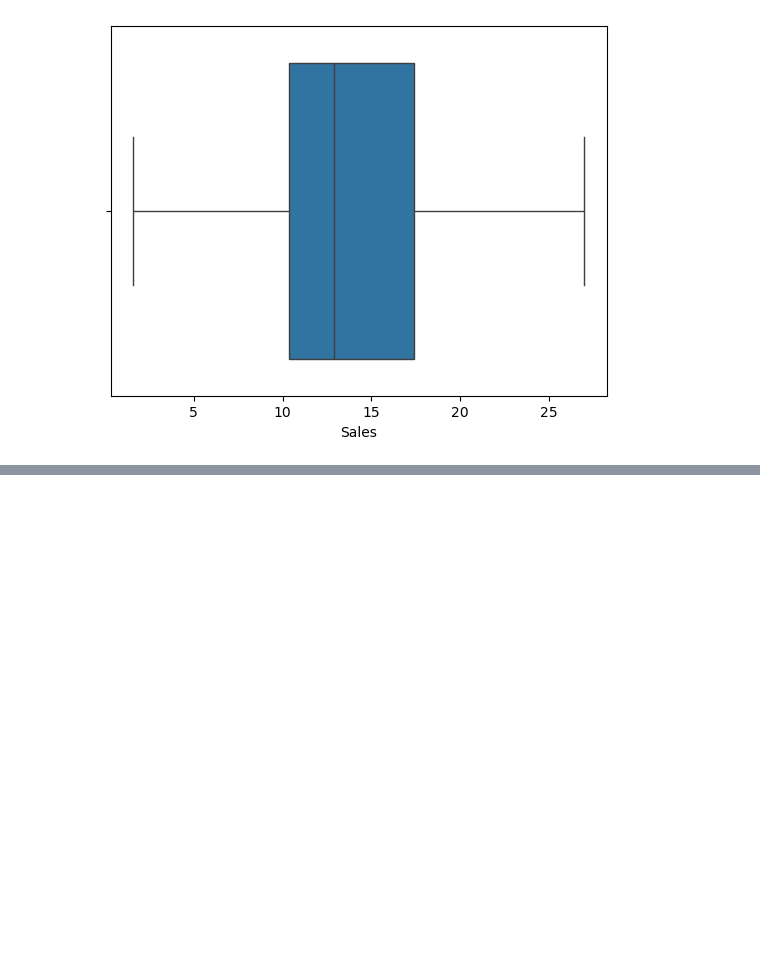
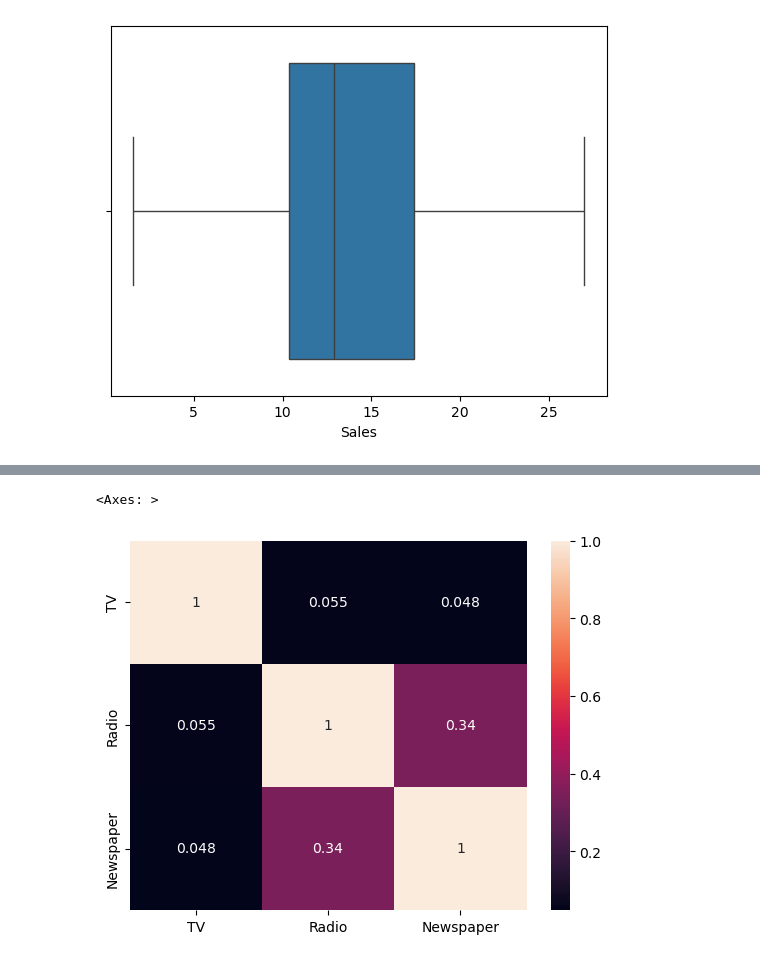
Before and after one commit to Arshiyatabassun/numpylmsrecordingDatamites, a Jupyter notebook: Linear_Regresssion.ipynb, the cells around one changed output, grey strips where cells are left out. Drawn from its saved outputs; the diff is of its cells as text; code cells hidden in the pictures; blank space fills up the shorter version.

```diff
--- a/Linear_Regresssion.ipynb
+++ b/Linear_Regresssion.ipynb
@@ -254,0 +326,6 @@ sns.boxplot(x=data.Sales)
+# %%
+#check for multicollinearity:there should not be any high corelation between two input variables
+sns.heatmap(data.drop("Sales",axis=1).corr() ,annot=True)
+# %% [output]
+<Axes: >
+[figure, added]
```
Also changed, not shown: parts of 25 cells of this notebook.
